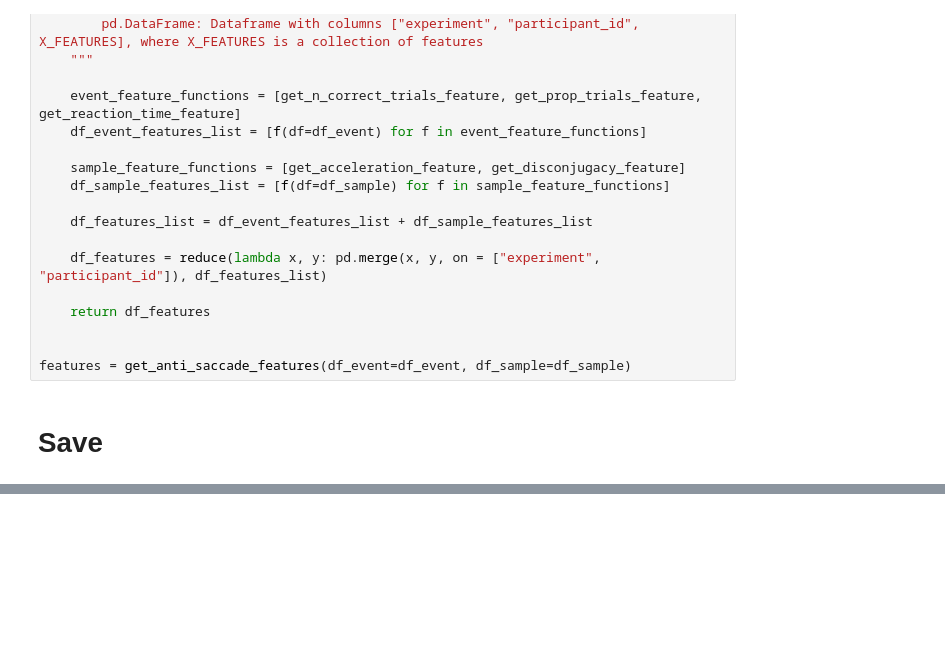
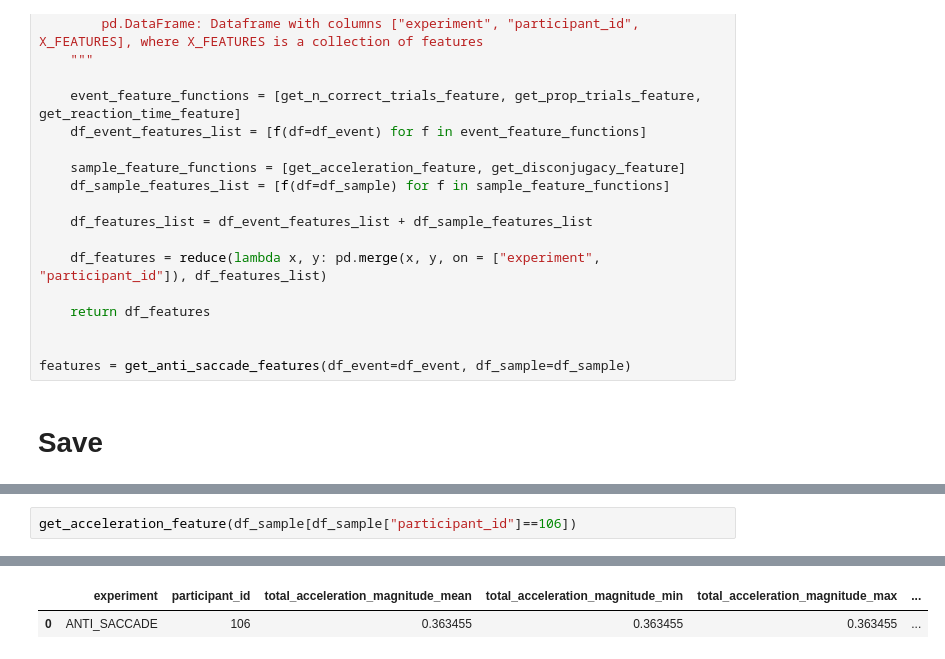
Before and after one commit to krusand/Analyzing-concussions-through-eyetracking-measurements, a Jupyter notebook: src/features/notebooks/anti_saccade_features.ipynb, the cells around one changed output, grey strips where cells are left out. Cells and saved outputs as stored; diff of their text form; blank space fills up the shorter version.

```diff
--- a/src/features/notebooks/anti_saccade_features.ipynb
+++ b/src/features/notebooks/anti_saccade_features.ipynb
@@ -243,0 +260,3 @@ Error:
+# %%
+get_acceleration_feature(df_sample[df_sample["participant_id"]==106])
+# %% [output]
@@ -243,0 +264,2 @@ Error:
+|  | experiment | participant_id | total_acceleration_magnitude_mean | total_acceleration_magnitude_min | total_acceleration_magnitude_max | ... |
+| 0 | ANTI_SACCADE | 106 | 0.363455 | 0.363455 | 0.363455 | ... |
```
Also changed, not shown: parts of 7 cells of this notebook, 1 other file.
